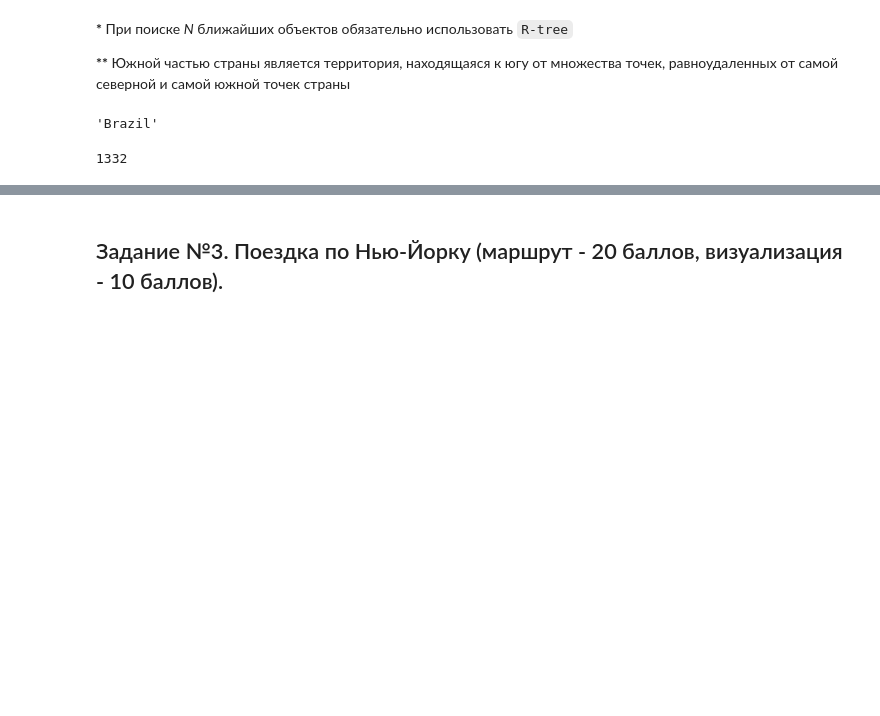
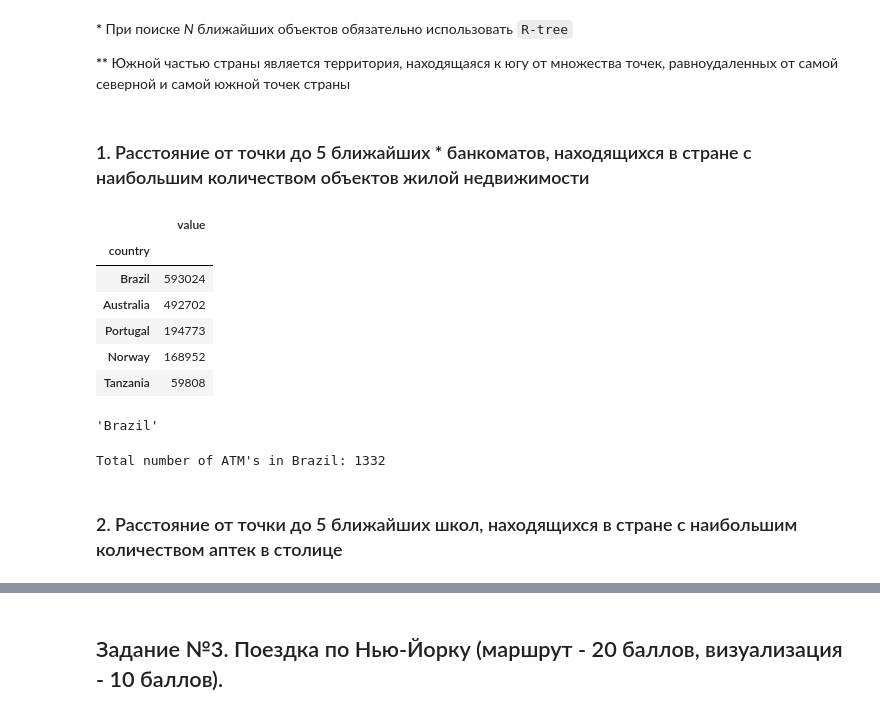
Before and after one commit to alimantu/MADE-GEO, a Jupyter notebook: notebooks/HW2.ipynb, the cells around one changed output, grey strips where cells are left out. Drawn from its saved outputs; the diff is of its cells as text; code cells hidden in the pictures; blank space fills up the shorter version.

```diff
--- a/notebooks/HW2.ipynb
+++ b/notebooks/HW2.ipynb
@@ -125,6 +127,8 @@ m
 __*__ При поиске _N_ ближайших объектов обязательно использовать ``R-tree``
 
 __**__ Южной частью страны является территория, находящаяся к югу от множества точек, равноудаленных от самой северной и самой южной точек страны
+# %% [markdown]
+### 1. Расстояние от точки до 5 ближайших __*__ банкоматов, находящихся в стране с наибольшим количеством объектов жилой недвижимости
 # %%
 result = overpass.query('relation["admin_level"="2"][boundary=administrative]; out;')
 
@@ -137,24 +141,35 @@ for rel in result.relations():
 # %%
 def count_residental_buildings(country) -> int:
     query = overpassQueryBuilder(area=country.id() + 3_600_000_000,
                                  elementType=['relation', 'way'],
                                  selector=[f'"building"="residential"',
                                            f'"building"="apartments"',
                                            f'"building"="house"'],
                                  out='count')
     return overpass.query(query, timeout=60).countElements()
 
 dimensions = OrderedDict({
     'country': OrderedDict({
         country.tag('name:en'): country
         for country in countries
     })
 })
 
 data = Data(count_residental_buildings, dimensions)
 
-country_1 = data.getDataFrame().sort_values('value', ascending=False).iloc[0].name
-country_1
+df_res_buildings = data.getDataFrame().sort_values('value', ascending=False)
+df_res_buildings.head()
 # %% [output]
-'Brazil'
+|  | value |
+| country |  |
+| Brazil | 593024 |
+| Australia | 492702 |
+| Portugal | 194773 |
+| Norway | 168952 |
+| Tanzania | 59808 |
+# %%
+country_1 = df_res_buildings.iloc[0].name
+country_1
+# %% [output]
+'Brazil'
 # %%
@@ -166,10 +179,12 @@ query = overpassQueryBuilder(area=country_1_id,
                              selector=[f'"amenity"="atm"'],
                              out='body')
 res = overpass.query(query, timeout=60)
-# %%
-res.countElements()
-# %% [output]
-1332
+# %%
+print(f"Total number of ATM's in {country_1}: {res.countElements()}")
+# %% [output]
+Total number of ATM's in Brazil: 1332
+# %% [markdown]
+### 2. Расстояние от точки до 5 ближайших школ, находящихся в стране с наибольшим количеством аптек в столице
 # %%
 nominatim = Nominatim()
 
```
Also changed, not shown: parts of 9 cells of this notebook, 2 other files.
